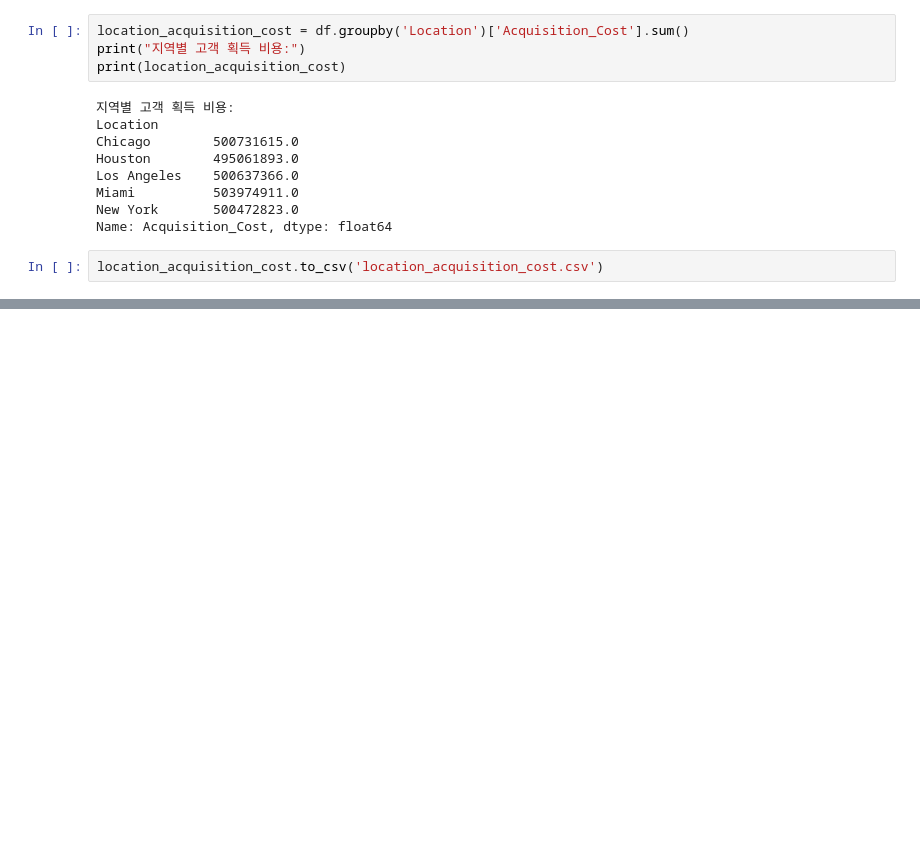
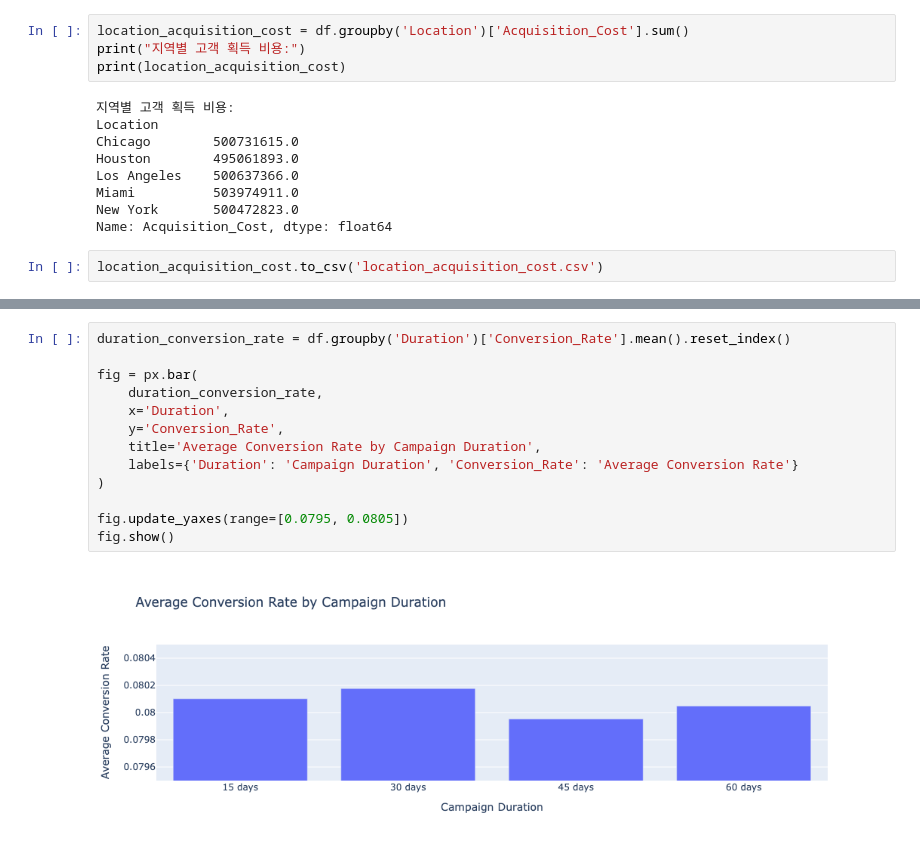
Before and after one commit to rekdms/data-Analysis, a Jupyter notebook: fun-coding/ch10.ipynb, the cells around one changed output, grey strips where cells are left out. Saved outputs shown, nothing was run; the diff lists cells and outputs as text; blank space fills up the shorter version.

```diff
--- a/fun-coding/ch10.ipynb
+++ b/fun-coding/ch10.ipynb
@@ -128,0 +178,15 @@ location_acquisition_cost.to_csv('location_acquisition_cost.csv')
+# %%
+duration_conversion_rate = df.groupby('Duration')['Conversion_Rate'].mean().reset_index()
+
+fig = px.bar(
+    duration_conversion_rate,
+    x='Duration',
+    y='Conversion_Rate',
+    title='Average Conversion Rate by Campaign Duration',
+    labels={'Duration': 'Campaign Duration', 'Conversion_Rate': 'Average Conversion Rate'}
+)
+
+fig.update_yaxes(range=[0.0795, 0.0805])
+fig.show()
+# %% [output]
+[figure, added]
```
Also changed, not shown: parts of 7 cells of this notebook, 1 other file.
